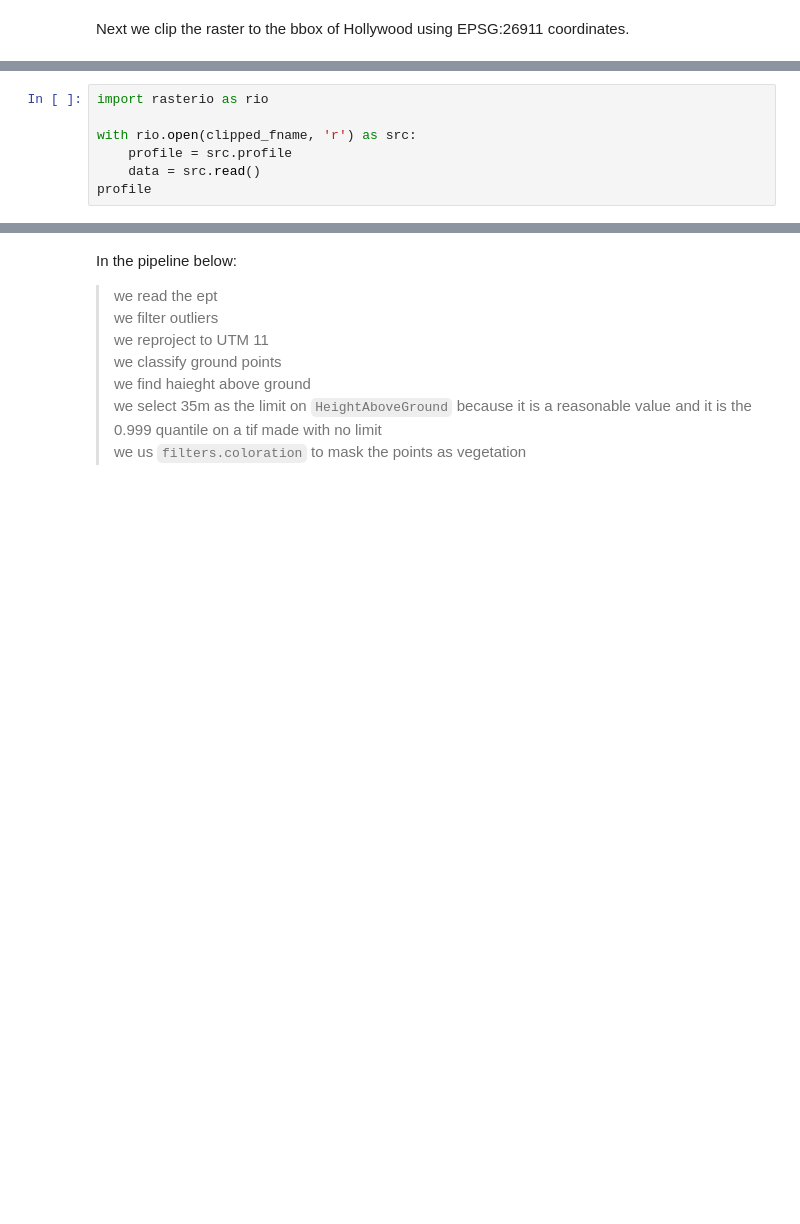
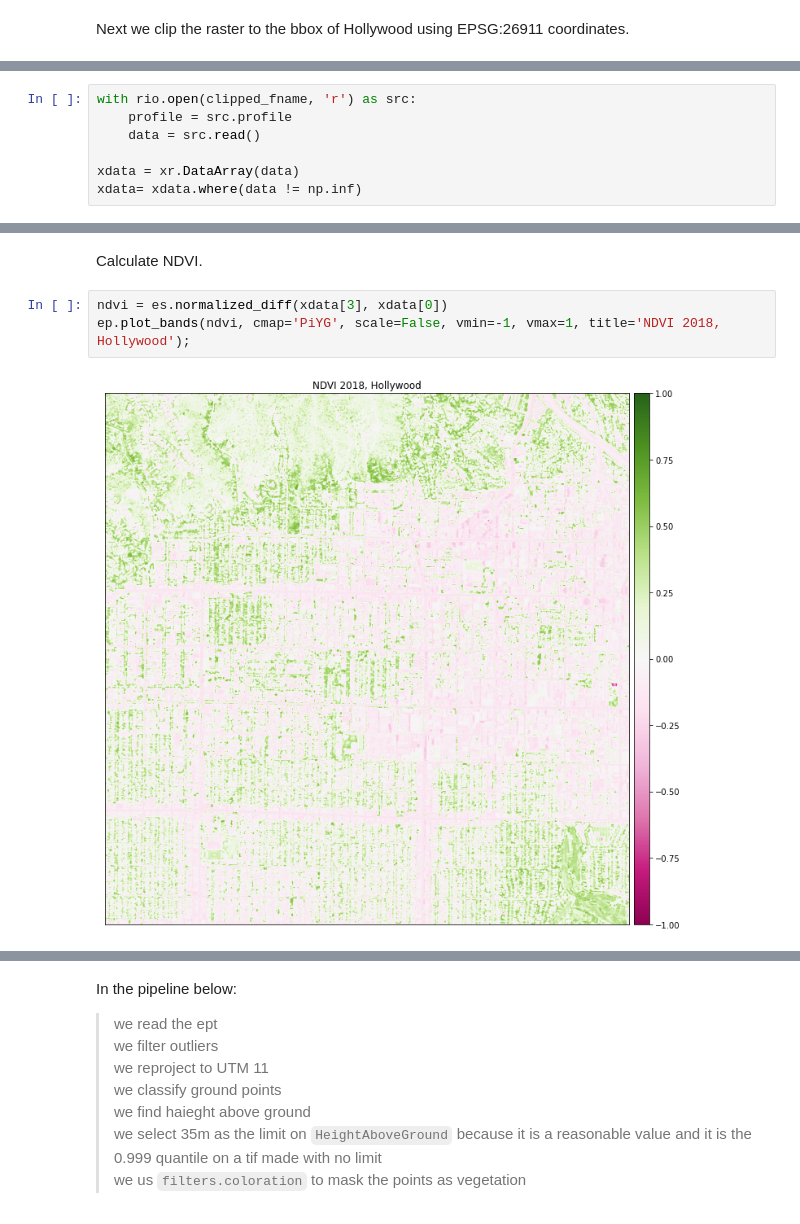
Before and after one commit to kulpojke/UrbanForest, a Jupyter notebook: Lidar/Hollywood_PointCloud.ipynb, the cells around one changed output, grey strips where cells are left out. Saved outputs shown, nothing was run; the diff lists cells and outputs as text; blank space fills up the shorter version.

```diff
--- a/Lidar/Hollywood_PointCloud.ipynb
+++ b/Lidar/Hollywood_PointCloud.ipynb
@@ -99,7 +123,7 @@
 # %%
-import rasterio as rio
-
 with rio.open(clipped_fname, 'r') as src:
     profile = src.profile
     data = src.read()
-profile
+
+xdata = xr.DataArray(data)
+xdata= xdata.where(data != np.inf)
@@ -108,0 +135,7 @@ profile
+# %% [markdown]
+Calculate NDVI.
+# %%
+ndvi = es.normalized_diff(xdata[3], xdata[0])
+ep.plot_bands(ndvi, cmap='PiYG', scale=False, vmin=-1, vmax=1, title='NDVI 2018, Hollywood');
+# %% [output]
+[figure, added]
```
Also changed, not shown: parts of 12 cells of this notebook.
